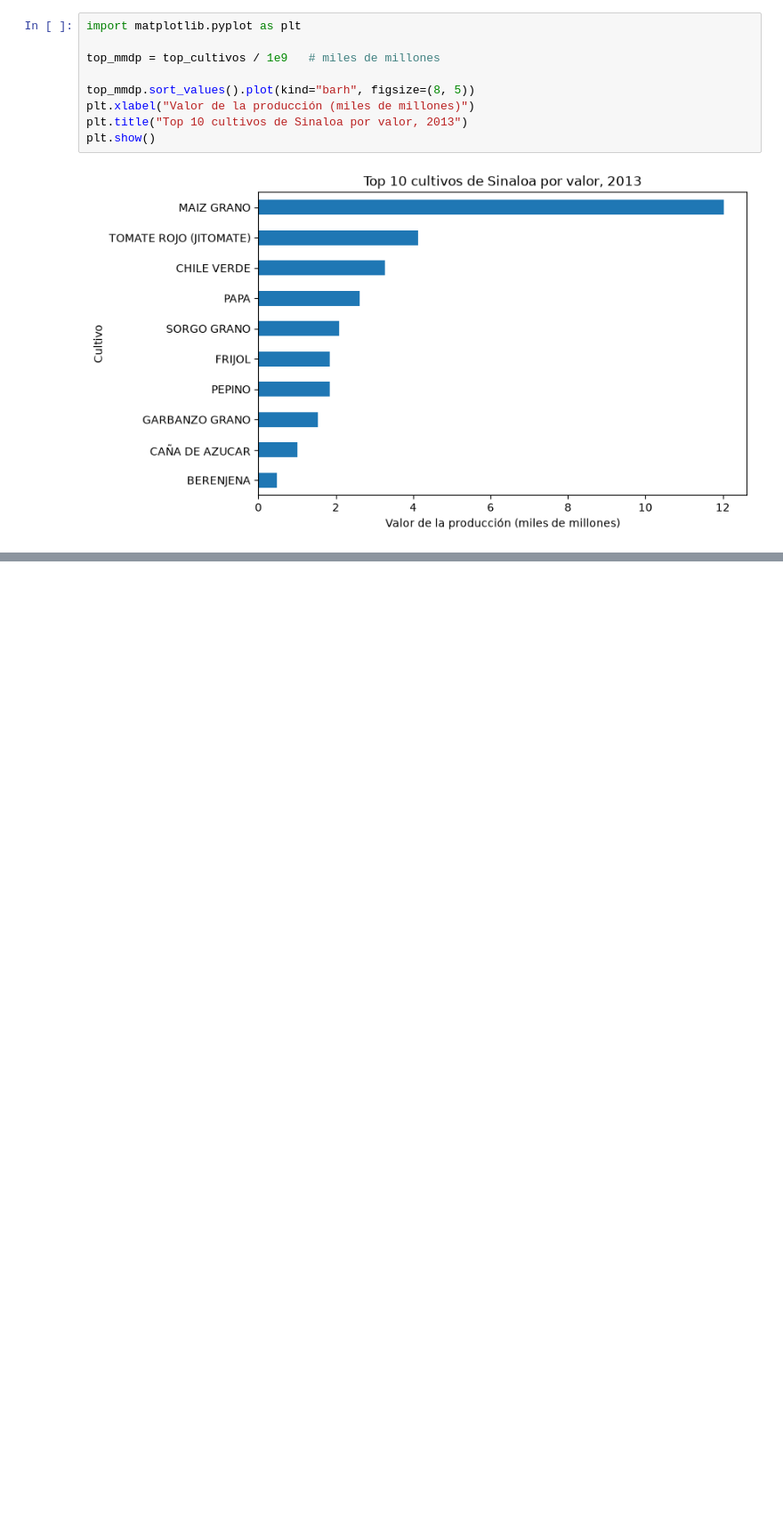
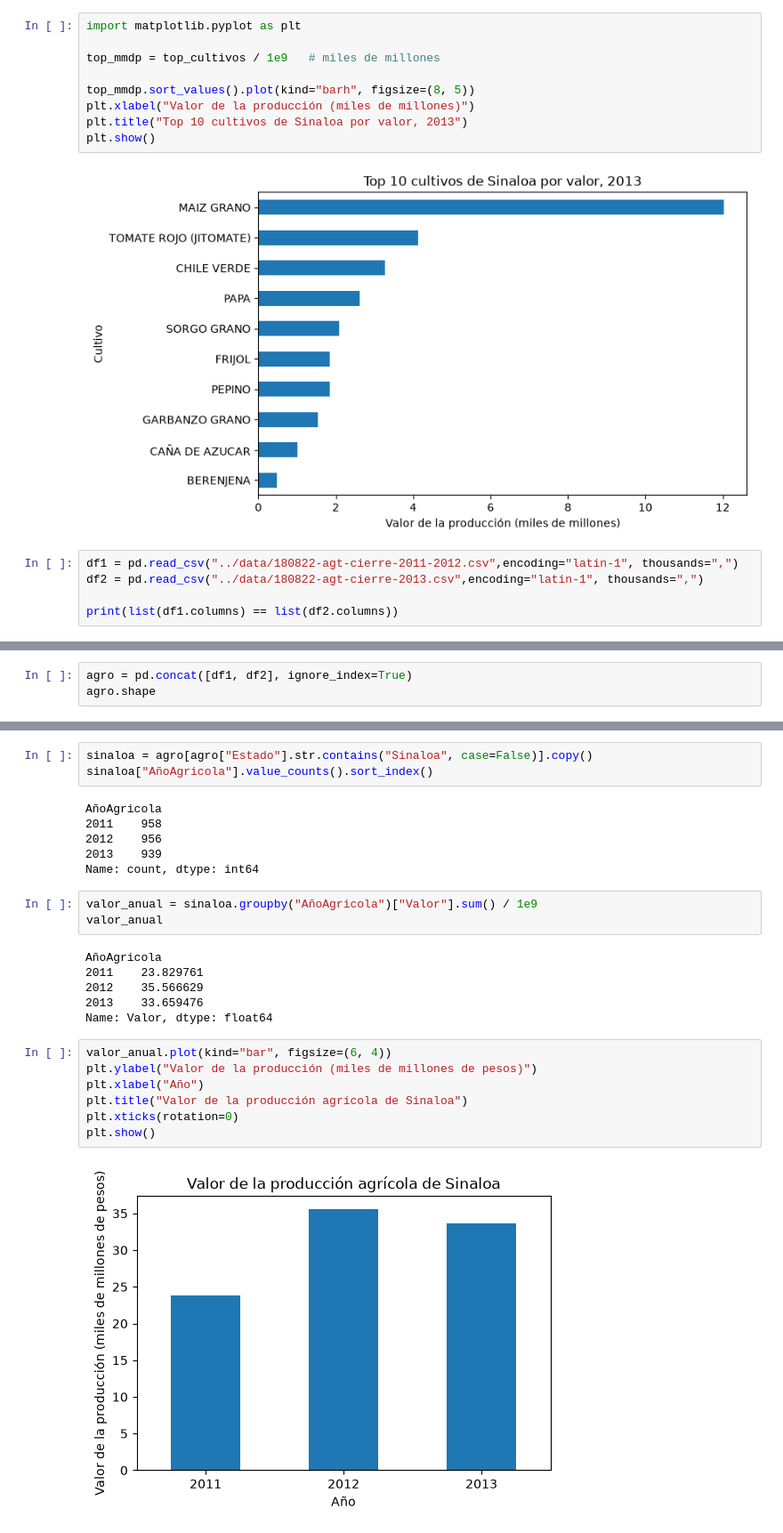
Before and after one commit to carlos-aispuro/agro-sinaloa, a Jupyter notebook: notebooks/01_exploracion.ipynb, the cells around one changed output, grey strips where cells are left out. Shown at 89% size. Saved outputs shown, nothing was run; the diff lists cells and outputs as text; blank space fills up the shorter version.

```diff
--- a/notebooks/01_exploracion.ipynb
+++ b/notebooks/01_exploracion.ipynb
@@ -108,3 +108,8 @@ plt.title("Top 10 cultivos de Sinaloa por valor, 2013")
 plt.show()
 # %% [output]
 [figure]
+# %%
+df1 = pd.read_csv("../data/180822-agt-cierre-2011-2012.csv",encoding="latin-1", thousands=",")
+df2 = pd.read_csv("../data/180822-agt-cierre-2013.csv",encoding="latin-1", thousands=",")
+
+print(list(df1.columns) == list(df2.columns))
@@ -110,0 +118,3 @@ plt.show()
+# %%
+agro = pd.concat([df1, df2], ignore_index=True)
+agro.shape
@@ -110,0 +131,27 @@ plt.show()
+# %%
+sinaloa = agro[agro["Estado"].str.contains("Sinaloa", case=False)].copy()
+sinaloa["AñoAgricola"].value_counts().sort_index()
+# %% [output]
+AñoAgricola
+2011    958
+2012    956
+2013    939
+Name: count, dtype: int64
+# %%
+valor_anual = sinaloa.groupby("AñoAgricola")["Valor"].sum() / 1e9
+valor_anual
+# %% [output]
+AñoAgricola
+2011    23.829761
+2012    35.566629
+2013    33.659476
+Name: Valor, dtype: float64
+# %%
+valor_anual.plot(kind="bar", figsize=(6, 4))
+plt.ylabel("Valor de la producción (miles de millones de pesos)")
+plt.xlabel("Año")
+plt.title("Valor de la producción agrícola de Sinaloa")
+plt.xticks(rotation=0)
+plt.show()
+# %% [output]
+[figure, added]
```
Also changed, not shown: parts of 11 cells of this notebook.
